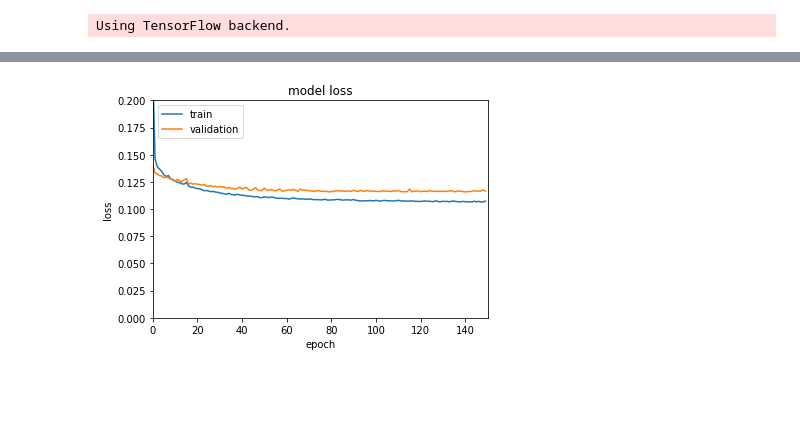
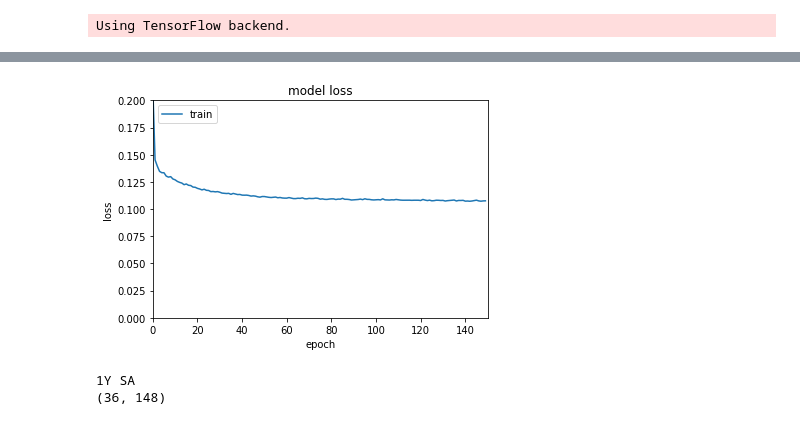
Before and after one commit to mattbeze/UNC-NIRAL-ADHD, a Jupyter notebook: Fall 2021/Classifiers October 2021/Classifiers using updated samples/2 Year Experiments/Data Interpolation/Autoencoder 2yr CONTE SA w IBIS Data Minmax Scaler.ipynb, the cells around one changed output, grey strips where cells are left out. Cells and saved outputs as stored; diff of their text form; code cells hidden in the pictures; blank space fills up the shorter version.

```diff
--- a/Fall 2021/Classifiers October 2021/Classifiers using updated samples/2 Year Experiments/Data Interpolation/Autoencoder 2yr CONTE SA w IBIS Data Minmax Scaler.ipynb
+++ b/Fall 2021/Classifiers October 2021/Classifiers using updated samples/2 Year Experiments/Data Interpolation/Autoencoder 2yr CONTE SA w IBIS Data Minmax Scaler.ipynb
@@ -11,7 +11,7 @@ import joblib
 from pandas import DataFrame
 import xlsxwriter
 
-ct_sheet = pd.ExcelFile("All CTSA 2-1yr.xlsx")
+ct_sheet = pd.ExcelFile("All CTSA 2-1yr No Interpolated Samples.xlsx")
 # %% [output]
 Using TensorFlow backend.
 # %%
@@ -29,14 +29,14 @@ data_labels = data_labels.drop(['ROI',11142,12142], axis=1)
 #Have to standardize data. Scikit learn here. Need to create stratified K folds to avoid uneven distribution of risk groups.pcaCT1Y = PCA(n_components=150) #150 Features
 scaler_filename = "IBIS_scaledSA1y.save"
 scaler = joblib.load(scaler_filename)
-scaled_data = scaler.transform(data_features)
+scaled_data_1y = scaler.transform(data_features)
 
 scaler_filename2 = "IBIS_scaledSA2y.save"
 scaler2 = joblib.load(scaler_filename2)
-scaled_labels = scaler.transform(data_labels)
-print(scaled_data.shape)
-print(scaled_labels.shape)
-X_train, X_test, Y_train, Y_test = train_test_split(scaled_data, scaled_labels, test_size=0.10, random_state=20)
+scaled_data_2y = scaler.transform(data_labels)
+print(scaled_data_1y.shape)
+print(scaled_data_2y.shape)
+#X_train, X_test, Y_train, Y_test = train_test_split(scaled_data, scaled_labels, test_size=0.10, random_state=20)
 
 #Size of encoded representation
 #{'batch_size': 10, 'dropout': 0.15, 'encoded_layer_size': 25, 'epochs': 150, 'layer1_size': 100, 'layer2_size': 40}
@@ -64,20 +64,20 @@ autoencoder = Model(input_data, decoded)
 # configure our model to use mean_absolute_error loss function, and the Adam optimizer:
 autoencoder.compile(optimizer='Adam', loss='mean_absolute_error')
 
-ac = autoencoder.fit(X_train, Y_train,
+ac = autoencoder.fit(scaled_data_1y, scaled_data_2y,
 epochs=150,
 batch_size=10,
-shuffle=True,
-validation_data=(X_test, Y_test))
+shuffle=True)
 
 #print(ac.history.keys())
 # "Loss"
 plt.plot(ac.history['loss'])
-plt.plot(ac.history['val_loss'])
+#plt.plot(ac.history['val_loss'])
 plt.title('model loss')
 plt.ylabel('loss')
 plt.xlabel('epoch')
-plt.legend(['train', 'validation'], loc='upper left')
+#plt.legend(['train', 'validation'], loc='upper left')
+plt.legend(['train'], loc='upper left')
 plt.axis([0, 150, 0.0, 0.2])
 plt.show()
 # %% [output]
@@ -101 +101,15 @@ Epoch 150/150
-[figure, old version]
+[figure, new version]
+# %%
+sa_sheet_1y = pd.ExcelFile("Data to be Interpolated.xlsx")
+parsee = sa_sheet_1y.sheet_names[3]
+print(parsee)
+data = sa_sheet_1y.parse(parsee)
+data_features_sa1y = data.loc[:, data.columns]
+data_features_sa1y = data_features_sa1y.drop(['ROI',11142,12142], axis=1)
+scaled_data_sa1y = scaler.transform(data_features_sa1y)
+print(scaled_data_sa1y.shape)
+
+predicted_2yr_sa = autoencoder.predict(scaled_data_sa1y)
+# %% [output]
+1Y SA
+(36, 148)
```
Also changed, not shown: parts of 4 cells of this notebook, 44 other files.
